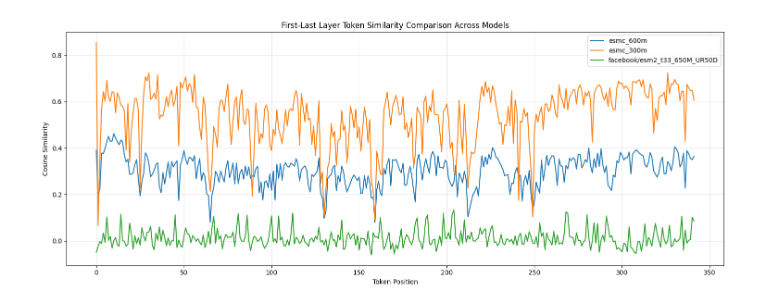
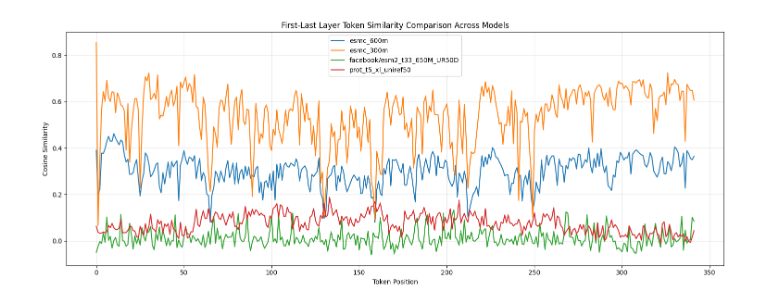
Before and after one commit to PyEED/TEM-lactamase, a Jupyter notebook: scr/analysis/embedding_analysis_single_model_comparison.ipynb, the cells around one changed output. Drawn from its saved outputs; the diff is of its cells as text; code cells hidden in the pictures.

```diff
--- a/scr/analysis/embedding_analysis_single_model_comparison.ipynb
+++ b/scr/analysis/embedding_analysis_single_model_comparison.ipynb
@@ -22,13 +22,13 @@ level = logger.add(sys.stderr, level="WARNING")
 # %%
 et = EmbeddingTool()
 # %%
-uri = "bolt://129.69.129.130:7687"
+uri = "bolt://129.69.129.130:7688"
 user = "neo4j"
 password = "12345678"
 
 eedb = Pyeed(uri, user=user, password=password)
 
-eedb.db.wipe_database(date="2025-03-21")
+eedb.db.wipe_database(date="2025-05-29")
 eedb.db.initialize_db_constraints(user, password)
 # %% [output]
 📡 Connected to database.
@@ -72,14 +77,16 @@ sequence = eedb.db.execute_read(query_cypher, {"accession_id": ids[0]})[0]['p.se
 # %%
-model_name_list = ["esmc_600m", "esmc_300m", "facebook/esm2_t33_650M_UR50D"] # "esm3-sm-open-v1"
+model_name_list = ["esmc_600m", "esmc_300m", "facebook/esm2_t33_650M_UR50D", 'prot_t5_xl_uniref50'] # "esm3-sm-open-v1"
 # %%
 # these sequences are now supposed to be embedded with all models in model_name_list
-embeddings_all_sequences_last_layer = {}
-embeddings_all_sequences_first_layer = {}
+embeddings_all_sequences_all_layers = {}
+
+processor = get_processor()
+
+import torch
 
 for model_name in model_name_list:
     print(f"Embedding sequence with {model_name}...")
-    embeddings_all_sequences_last_layer[model_name] = calculate_single_sequence_embedding_last_hidden_state(sequence, model_name=model_name)
-    embeddings_all_sequences_first_layer[model_name] = calculate_single_sequence_embedding_first_layer(sequence, model_name=model_name)
+    embeddings_all_sequences_all_layers[model_name] = processor.calculate_single_sequence_embedding_all_layers(sequence=sequence, model_name=model_name, device=torch.device("cuda:0"))
 # %% [output]
 Embedding sequence with esmc_600m...
 Embedding sequence with esmc_300m...
@@ -90,0 +99,4 @@ You should probably TRAIN this model on a down-stream task to be able to use it
+# %%
+# for all models
+for model_name in model_name_list:
+    print(f" Type and shape of embeddings_all_sequences_all_layers['{model_name}']: {type(embeddings_all_sequences_all_layers[model_name])} {embeddings_all_sequences_all_layers[model_name].shape}")
@@ -100,37 +117,37 @@ import seaborn as sns
 plt.figure(figsize=(15, 6))
 
 for model_name in model_name_list:
-    first_layer = embeddings_all_sequences_first_layer[model_name]
-    last_layer = embeddings_all_sequences_last_layer[model_name]
+    first_layer = embeddings_all_sequences_all_layers[model_name][0]
+    last_layer = embeddings_all_sequences_all_layers[model_name][-1]
 
     # Ensure the embeddings have the same dimensions
     if first_layer.shape[1] != last_layer.shape[1]:
         # Resize to match dimensions if needed
         min_dim = min(first_layer.shape[1], last_layer.shape[1])
         first_layer = first_layer[:, :min_dim]
         last_layer = last_layer[:, :min_dim]
 
     # Calculate cosine similarity for each token position
     token_similarities = []
     for pos in range(len(sequence)):
         # Get embeddings for the token at this position
         first_emb = first_layer[pos].reshape(1, -1)
         last_emb = last_layer[pos].reshape(1, -1)
 
         # Calculate cosine similarity
         sim = cosine_similarity(first_emb, last_emb)[0][0]
         token_similarities.append(sim)
 
     # Plot the similarities on the same plot with different colors/styles
     plt.plot(range(len(sequence)), token_similarities, label=model_name)
 
 # Add plot details
 plt.title("First-Last Layer Token Similarity Comparison Across Models")
 plt.xlabel("Token Position")
 plt.ylabel("Cosine Similarity")
 plt.grid(True, alpha=0.3)
 plt.legend()
 plt.tight_layout()
 plt.show()
 # %% [output]
-[figure, old version]
+[figure, new version]
```
Also changed, not shown: parts of 6 cells of this notebook, 9 other files.
